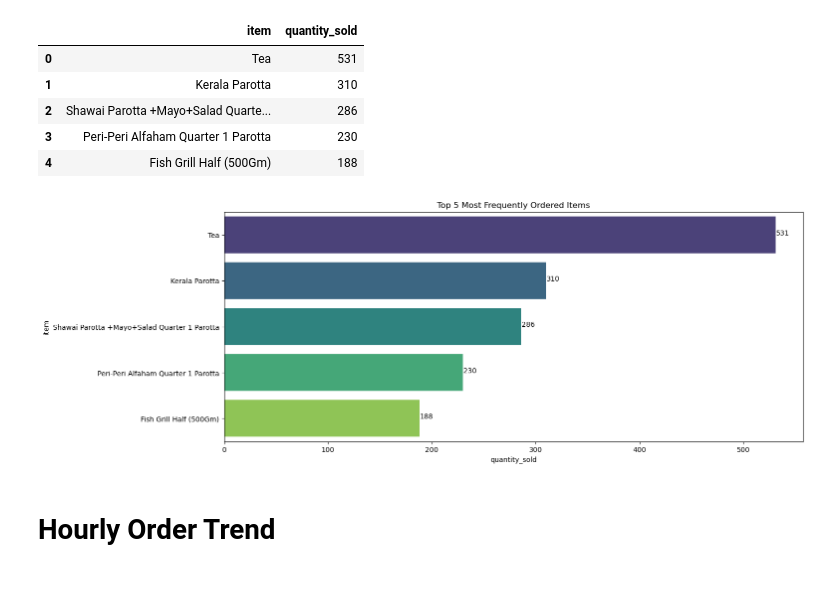
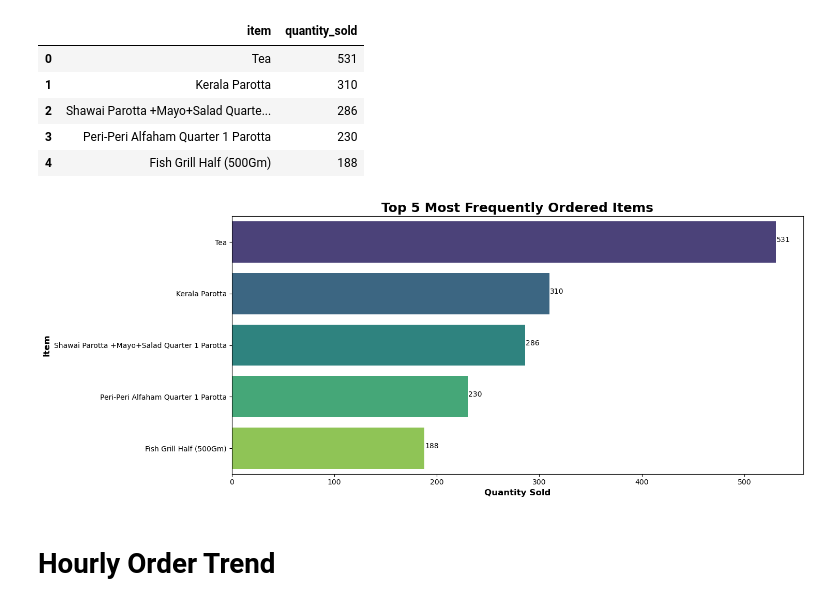
Before and after one commit to niko-exe/python_library_analysis, a Jupyter notebook: Homies Cafe EDA.ipynb, the cells around one changed output. Saved outputs shown, nothing was run; the diff lists cells and outputs as text; code cells hidden in the pictures.

```diff
--- a/Homies Cafe EDA.ipynb
+++ b/Homies Cafe EDA.ipynb
@@ -211,12 +211,15 @@ top5_items_quantity
 # %%
 plt.figure(figsize=(15,6))
 sns.barplot(y="item", x="quantity_sold", data=top5_items_quantity,hue="item", palette="viridis")
-plt.title("Top 5 Most Frequently Ordered Items")
+plt.title("Top 5 Most Frequently Ordered Items",fontsize=18,fontweight='bold')
+plt.xlabel("Quantity Sold",fontsize=12,fontweight='bold')
+plt.ylabel("Item",fontsize=12,fontweight='bold')
+plt.tight_layout()
 for i, j in enumerate(top5_items_quantity.quantity_sold):
     plt.text(j+.5,i,str(j))
 plt.show()
 # %% [output]
-[figure, old version]
+[figure, new version]
 # %% [markdown]
 # Hourly Order Trend
 # %%
```
Also changed, not shown: parts of 12 cells of this notebook.
